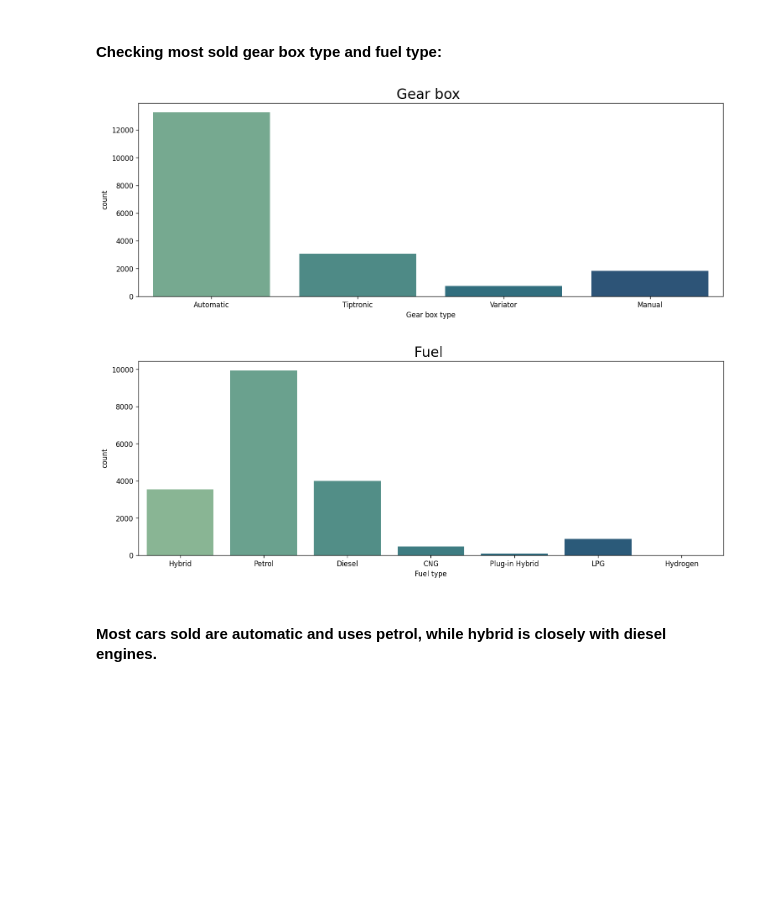
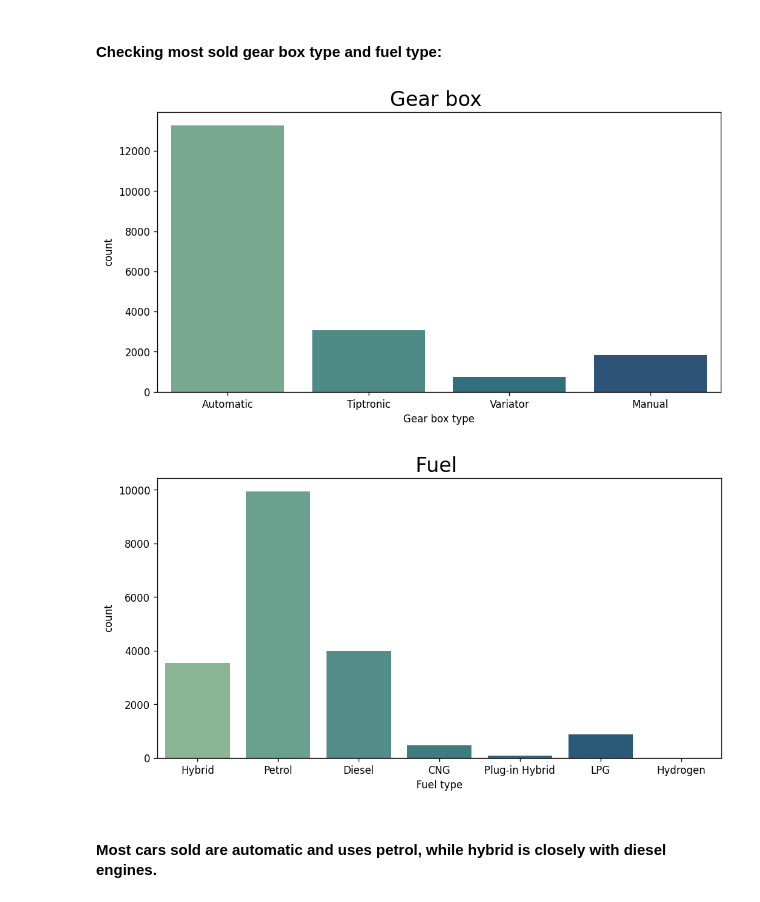
Before and after one commit to saif-gitreps/Car-price-prediction-model, a Jupyter notebook: main.ipynb, the cells around one changed output. Cells and saved outputs as stored; diff of their text form; code cells hidden in the pictures; blank space fills up the shorter version.

```diff
--- a/main.ipynb
+++ b/main.ipynb
@@ -151,0 +122,3 @@ data.head()
+# %%
+data['Cylinders'] = data['Cylinders'].astype(int)
+data['Cylinders']
@@ -259,18 +246,18 @@ plt.show()
 # %% [markdown]
 #### Checking most sold gear box type and fuel type:
 # %%
-plt.subplots(figsize=(15,5), dpi=120)
+plt.subplots(figsize=(10,5), dpi=120)
 sns.countplot(data= data, x='Gear box type',palette='crest')
 plt.title("Gear box ",fontsize=20)
 plt.show()
 
-plt.subplots(figsize=(15,5), dpi=120)
+plt.subplots(figsize=(10,5), dpi=120)
 sns.countplot(data= data, x='Fuel type',palette='crest')
 plt.title("Fuel ",fontsize=20)
 plt.show()
 # %% [output]
-[figure, old version]
+[figure, new version]
-[figure, old version]
+[figure, new version]
 # %% [markdown]
 #### Most cars sold are automatic and uses petrol, while hybrid is closely with diesel engines.
 # %% [markdown]
```
Also changed, not shown: parts of 27 cells of this notebook.
